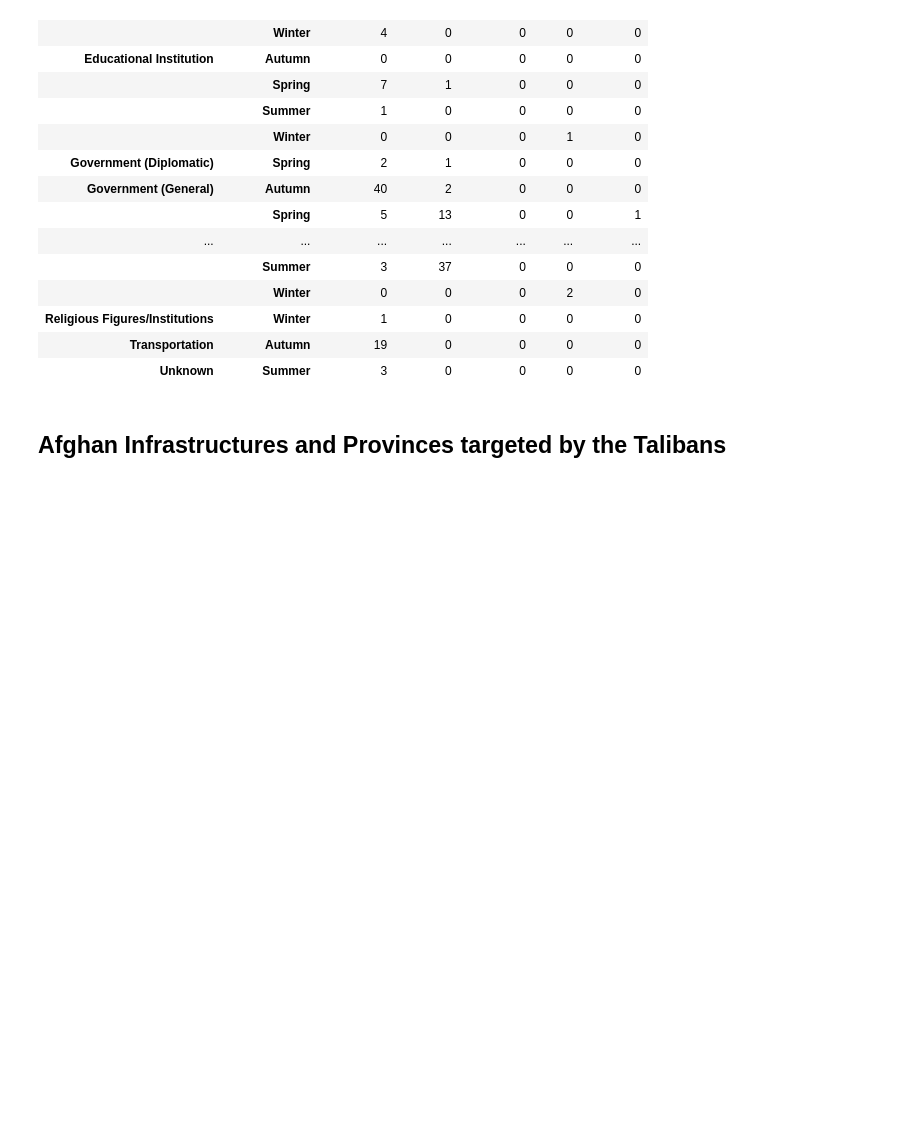
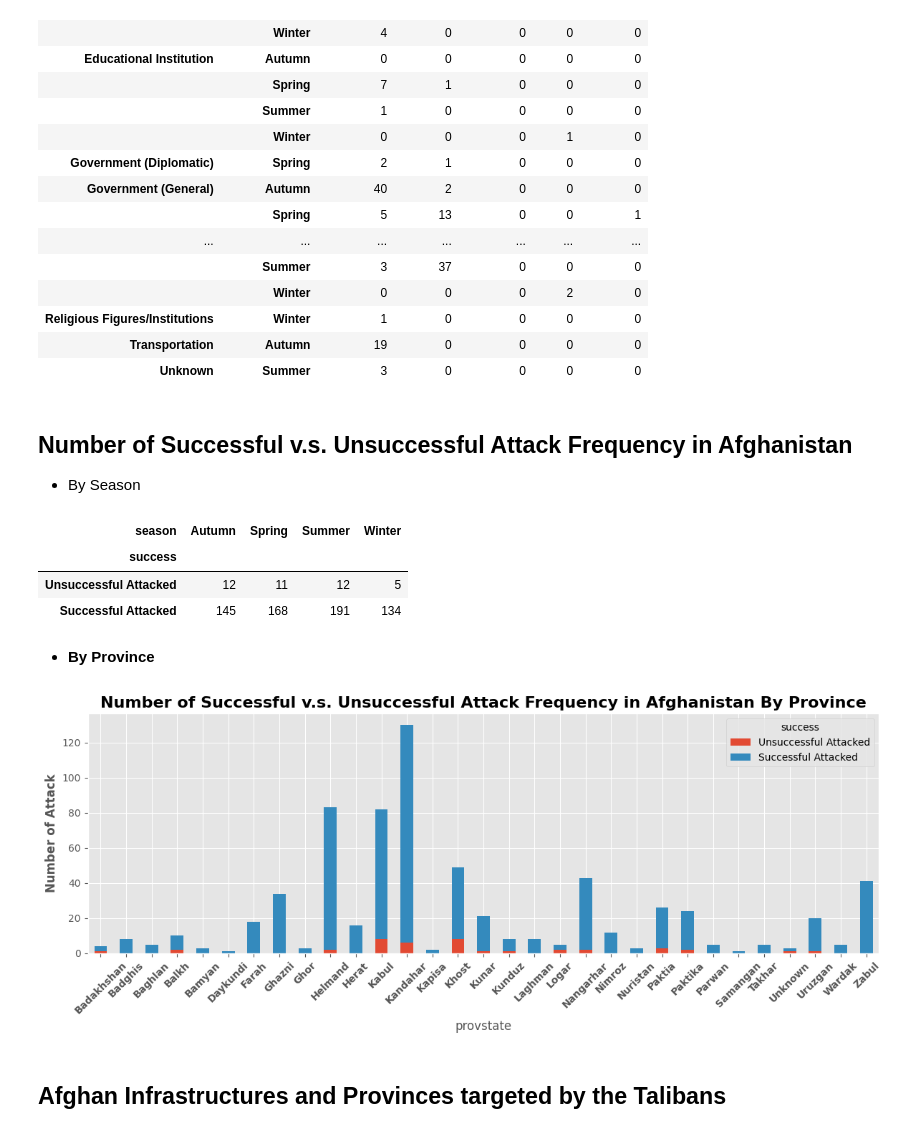
Before and after one commit to OdinProjectI/ODIN, a Jupyter notebook: WarInAfghanistan2001_2006.ipynb, the cells around one changed output. Saved outputs shown, nothing was run; the diff lists cells and outputs as text; code cells hidden in the pictures; blank space fills up the shorter version.

```diff
--- a/WarInAfghanistan2001_2006.ipynb
+++ b/WarInAfghanistan2001_2006.ipynb
@@ -377,6 +377,29 @@ salvo_df.query("gname == 'Taliban' ").set_index('event_date')["2006":].groupby([
 | Religious Figures/Institutions | Winter | 1 | 0 | 0 | 0 | 0 |
 | Transportation | Autumn | 19 | 0 | 0 | 0 | 0 |
 | Unknown | Summer | 3 | 0 | 0 | 0 | 0 |
+# %% [markdown]
+## **Number of Successful v.s. Unsuccessful Attack Frequency in Afghanistan**
+- By Season
+# %%
+salvo_df.groupby(['season', 'success']).size().unstack('season').rename({0:'Unsuccessful Attacked', 1:'Successful Attacked'}, axis=0)
+# %% [output]
+| season | Autumn | Spring | Summer | Winter |
+| success |  |  |  |  |
+| Unsuccessful Attacked | 12 | 11 | 12 | 5 |
+| Successful Attacked | 145 | 168 | 191 | 134 |
+# %% [markdown]
+- **By Province**
+# %%
+fig = plt.figure(figsize=(12,5))
+ax = fig.add_subplot()
+
+salvo_df.groupby(['provstate', 'success']).size().unstack('success').replace({np.nan:0.0}).astype(int).rename({0:'Unsuccessful Attacked', 1:'Successful Attacked'}, axis=1).plot(kind='bar', stacked=True, ax=ax)
+ax.set_title("Number of Successful v.s. Unsuccessful Attack Frequency in Afghanistan By Province", fontweight='bold', fontsize=16)
+ax.set_ylabel("Number of Attack", fontweight='bold')
+ax.set_xticklabels(ax.get_xticklabels(), fontweight='bold', rotation=45)
+plt.tight_layout()
+# %% [output]
+[figure, added]
 # %% [markdown]
 ## **Afghan Infrastructures and Provinces targeted by the Talibans**
 # %%
```
Also changed, not shown: parts of 9 cells of this notebook.
